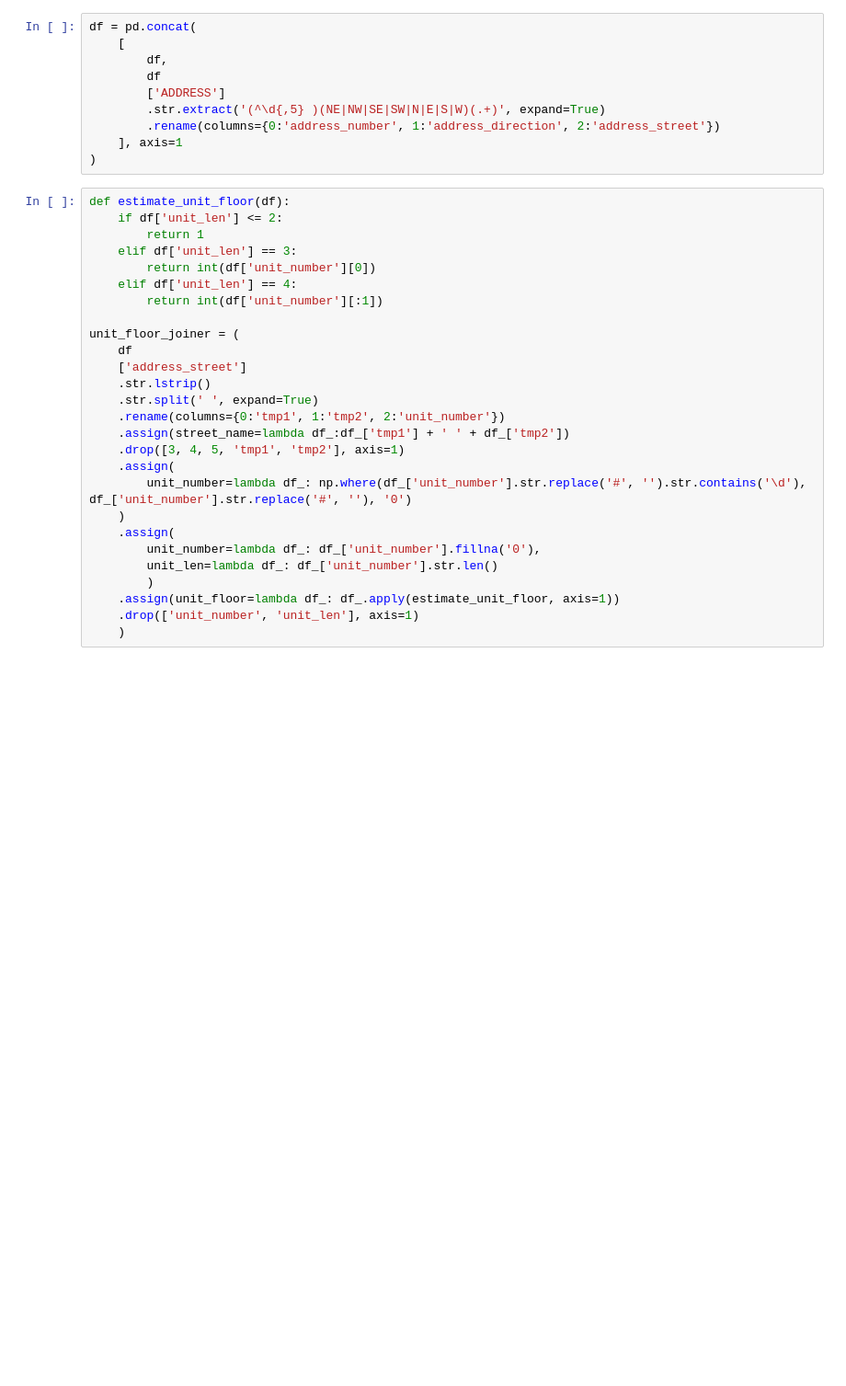
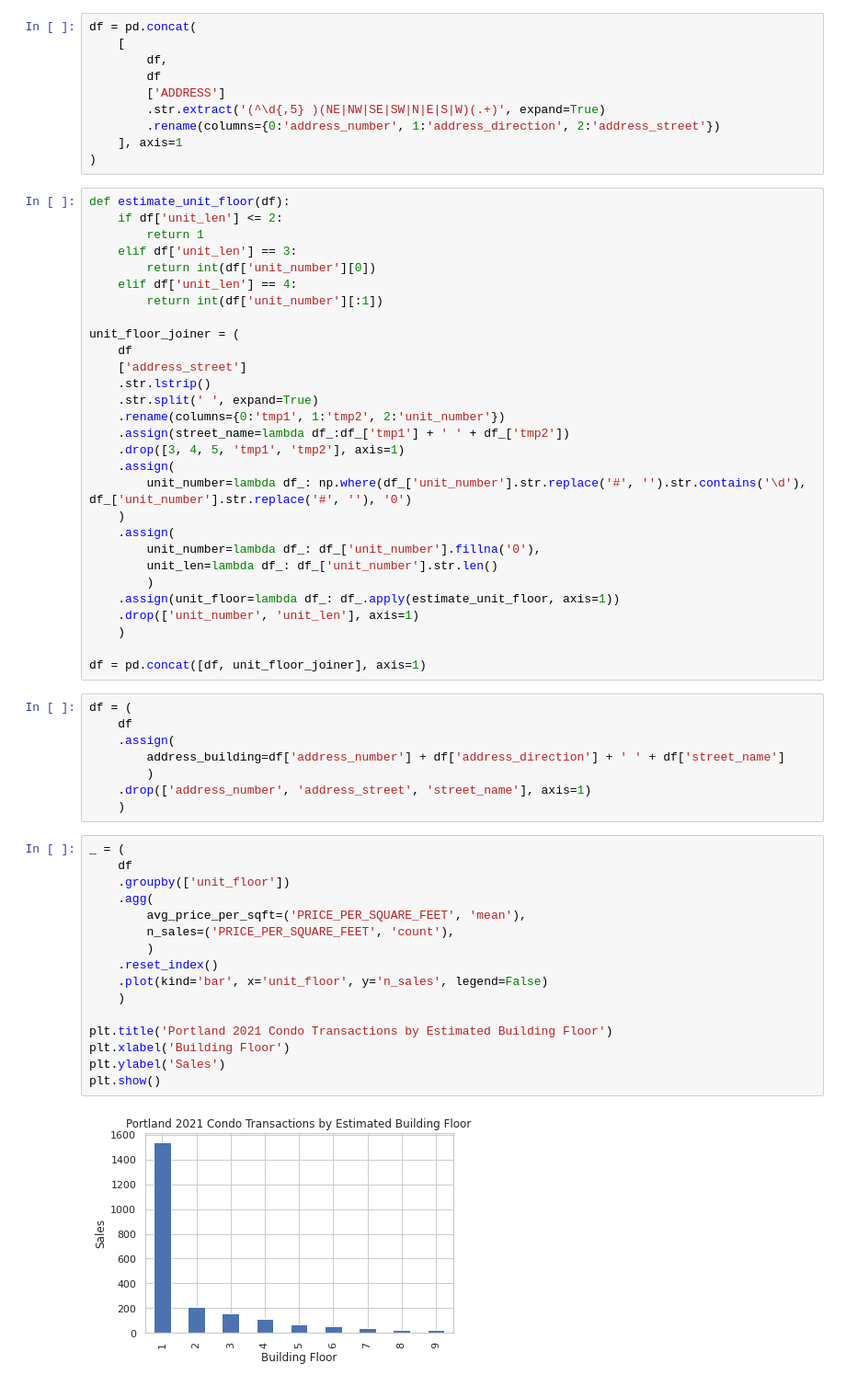
Before and after one commit to buchmayne/condo, a Jupyter notebook: EDA.ipynb, the cells around one changed output. Shown at 92% size. Drawn from its saved outputs; the diff is of its cells as text; blank space fills up the shorter version.

```diff
--- a/EDA.ipynb
+++ b/EDA.ipynb
@@ -164,3 +161,31 @@ unit_floor_joiner = (
     .assign(unit_floor=lambda df_: df_.apply(estimate_unit_floor, axis=1))
     .drop(['unit_number', 'unit_len'], axis=1)
     )
+
+df = pd.concat([df, unit_floor_joiner], axis=1)
+# %%
+df = (
+    df
+    .assign(
+        address_building=df['address_number'] + df['address_direction'] + ' ' + df['street_name']
+        )
+    .drop(['address_number', 'address_street', 'street_name'], axis=1)
+    )
+# %%
+_ = (
+    df
+    .groupby(['unit_floor'])
+    .agg(
+        avg_price_per_sqft=('PRICE_PER_SQUARE_FEET', 'mean'),
+        n_sales=('PRICE_PER_SQUARE_FEET', 'count'),
+        )
+    .reset_index()
+    .plot(kind='bar', x='unit_floor', y='n_sales', legend=False)
+    )
+
+plt.title('Portland 2021 Condo Transactions by Estimated Building Floor')
+plt.xlabel('Building Floor')
+plt.ylabel('Sales')
+plt.show()
+# %% [output]
+[figure, added]
```
Also changed, not shown: parts of 5 cells of this notebook.
